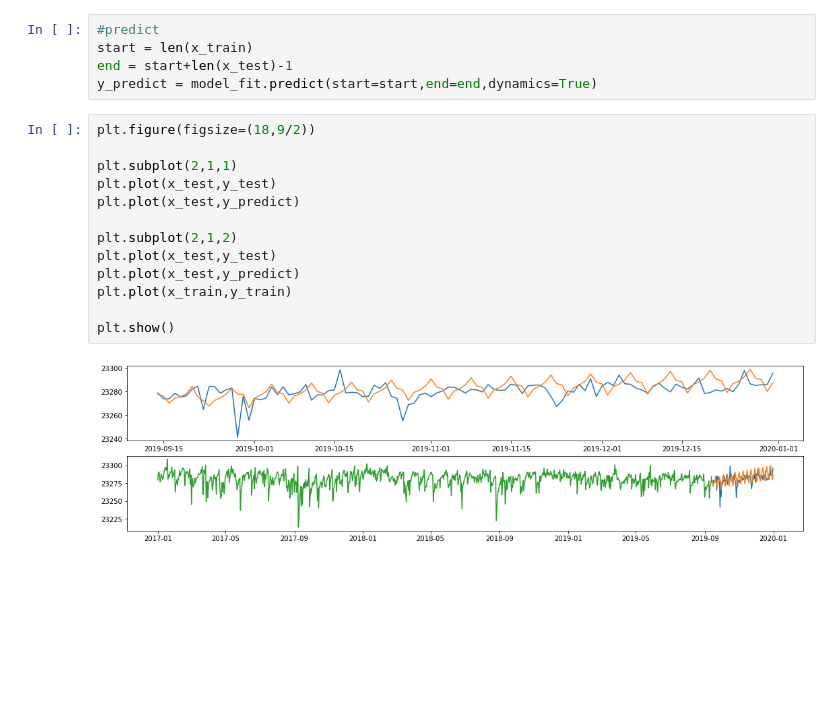
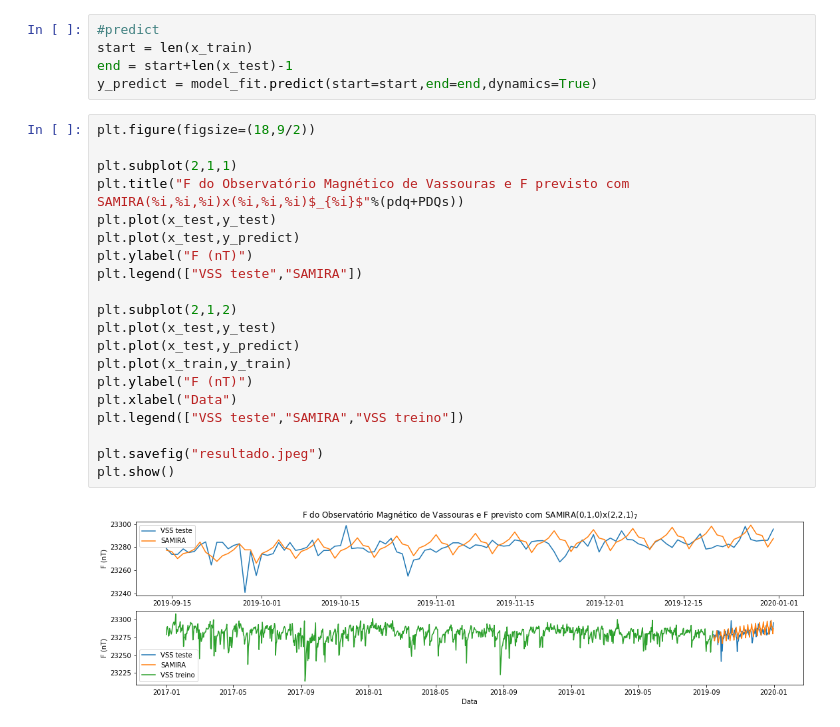
Before and after one commit to gdssouza/VSS_prediction, a Jupyter notebook: predict_SARIMA.ipynb, the cells around one changed output. Saved outputs shown, nothing was run; the diff lists cells and outputs as text; blank space fills up the shorter version.

Commit message:
Adicionando imagem com gráfico

```diff
--- a/predict_SARIMA.ipynb
+++ b/predict_SARIMA.ipynb
@@ -83,15 +83,22 @@ y_predict = model_fit.predict(start=start,end=end,dynamics=True)
 # %%
 plt.figure(figsize=(18,9/2))
 
 plt.subplot(2,1,1)
+plt.title("F do Observatório Magnético de Vassouras e F previsto com SAMIRA(%i,%i,%i)x(%i,%i,%i)$_{%i}$"%(pdq+PDQs))
 plt.plot(x_test,y_test)
 plt.plot(x_test,y_predict)
+plt.ylabel("F (nT)")
+plt.legend(["VSS teste","SAMIRA"])
 
 plt.subplot(2,1,2)
 plt.plot(x_test,y_test)
 plt.plot(x_test,y_predict)
 plt.plot(x_train,y_train)
+plt.ylabel("F (nT)")
+plt.xlabel("Data")
+plt.legend(["VSS teste","SAMIRA","VSS treino"])
 
+plt.savefig("resultado.jpeg")
 plt.show()
 # %% [output]
-[figure, old version]
+[figure, new version]
```
Also changed, not shown: parts of 1 cell of this notebook, 1 other file.
